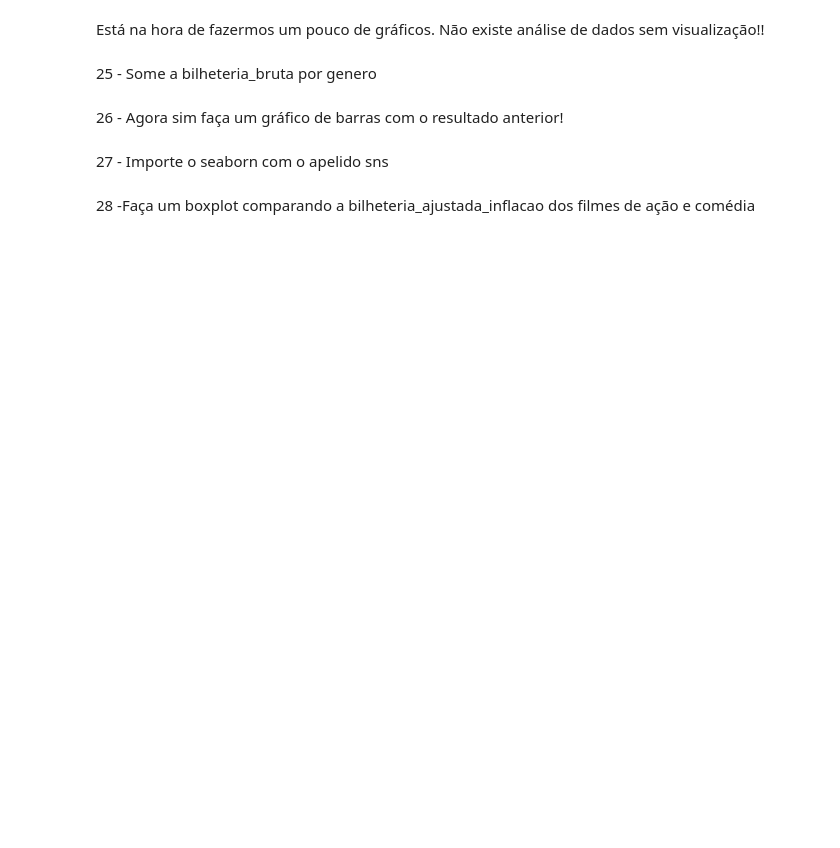
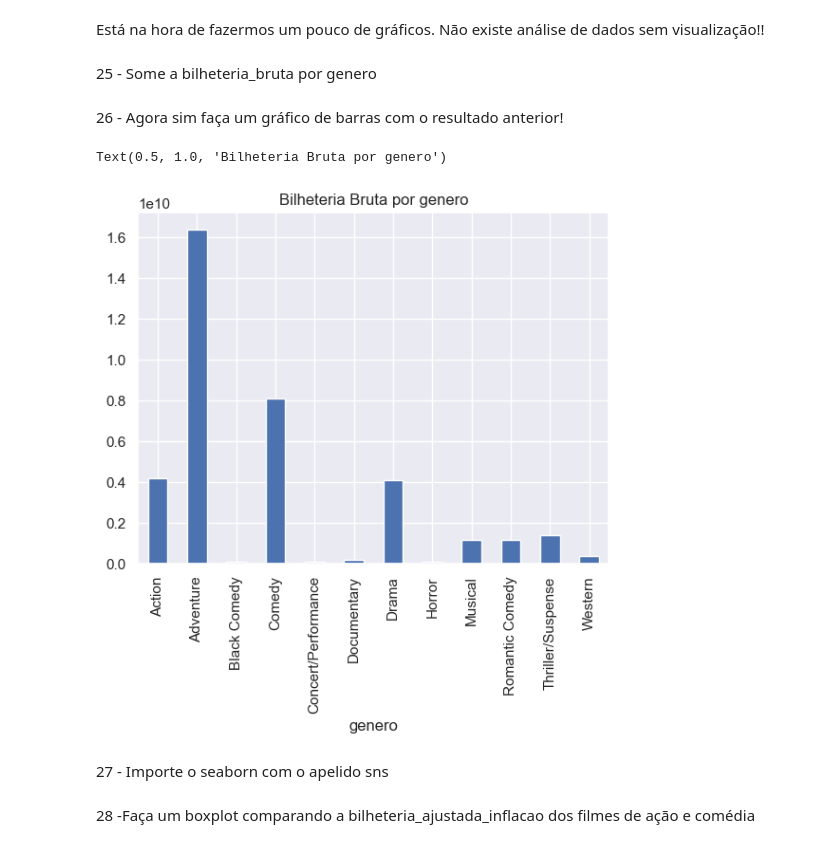
Before and after one commit to WillianVMR/bootcamp-sirius-fundamentos-ciencia-de-dados, a Jupyter notebook: Desafio_6_Estatísticas.ipynb, the cells around one changed output. Cells and saved outputs as stored; diff of their text form; code cells hidden in the pictures; blank space fills up the shorter version.

```diff
--- a/Desafio_6_Estatísticas.ipynb
+++ b/Desafio_6_Estatísticas.ipynb
@@ -110,4 +140,6 @@ print(dados[])
 # %% [markdown]
 10- Obtenha a soma cumulativa da bilheteria_ajustada_inflacao,adicione ao dataset com o nome de bilheteria_milionaria
+# %%
+dados['bilheteria_milhonaria'] = dados['bilheteria_ajustada_inflacao'].cumsum()
 # %% [markdown]
 11 - Veja a coluna que você criou
@@ -145,10 +301,20 @@ Dica: use numpy para as estatísticas
 Está na hora de fazermos um pouco de gráficos. Não existe análise de dados sem visualização!!
 # %%
 import seaborn as sns
+sns.set()
 # %% [markdown]
 25 - Some a bilheteria_bruta por genero
+# %%
+soma_genero =dados.groupby('genero')['bilheteria_bruta'].sum()
 # %% [markdown]
 26 - Agora sim faça um gráfico de barras com o resultado anterior!
+# %%
+
+
+soma_genero.plot.bar().set_title('Bilheteria Bruta por genero')
+# %% [output]
+Text(0.5, 1.0, 'Bilheteria Bruta por genero')
+[figure, added]
 # %% [markdown]
 27 - Importe o seaborn com o apelido sns
 # %%
```
Also changed, not shown: parts of 25 cells of this notebook.
